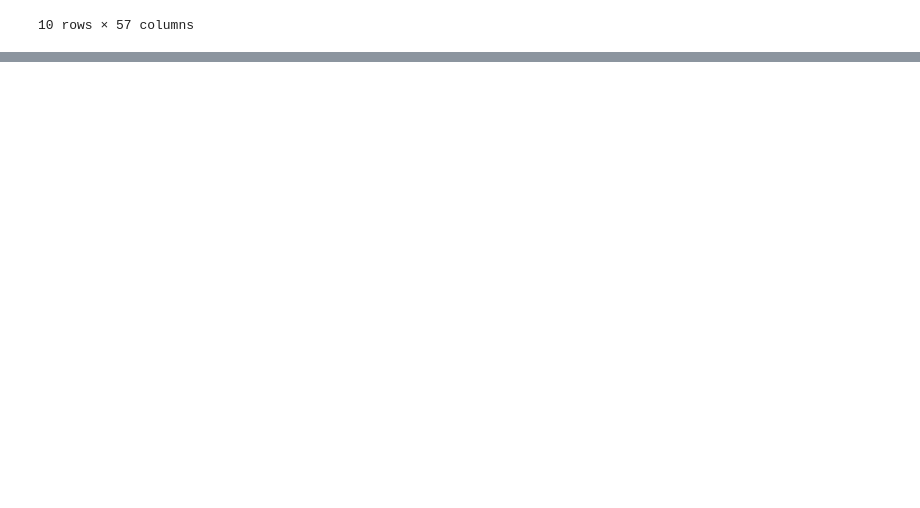
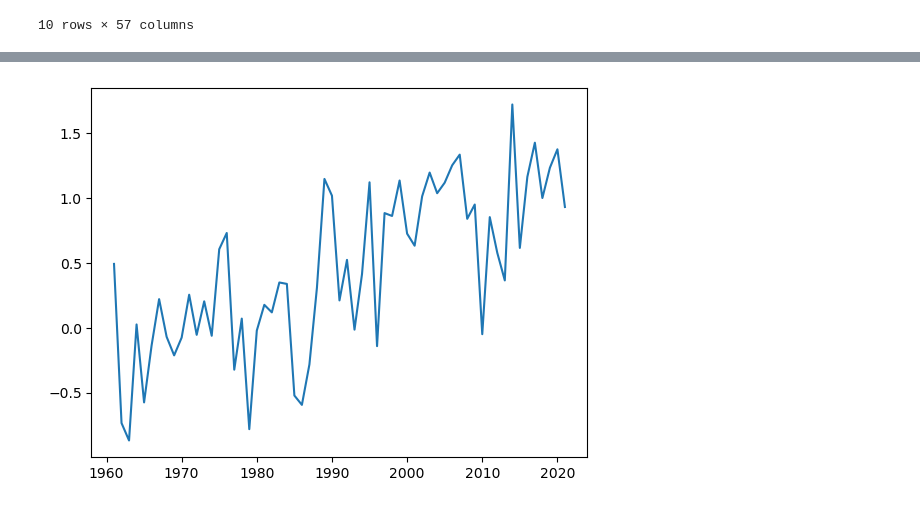
Before and after one commit to sourish33/ClimateChangeAnalysis, a Jupyter notebook: notebooks/analysis.ipynb, the cells around one changed output, grey strips where cells are left out. Drawn from its saved outputs; the diff is of its cells as text; code cells hidden in the pictures; blank space fills up the shorter version.

Commit message:
minor changes to app and started temperature analysis

```diff
--- a/notebooks/analysis.ipynb
+++ b/notebooks/analysis.ipynb
@@ -79,3 +79,7 @@ df.head(10)
 10 rows × 57 columns
 # %%
 df.to_csv("../data/r/co2_cleaned.csv")
+# %%
+df = pd.read_csv("../data/Annual_Surface_Temperature_Change.csv")
+df['ISO2'] = df['ISO2'].replace(np.nan, 'ZZ')
+df = df.drop(columns=['ObjectId', "ISO3", "Indicator", "Unit", "Source", "CTS_Code", "CTS_Name", "CTS_Full_Descriptor", 'F2022'])
@@ -81,0 +112,5 @@ df.to_csv("../data/r/co2_cleaned.csv")
+# %%
+yrdict = {}
+for yr in range(1961, 2023):
+    yrdict[f"F{yr}"] = yr
+print(yrdict)
@@ -81,0 +119,2 @@ df.to_csv("../data/r/co2_cleaned.csv")
+# %%
+df = df.rename(columns=yrdict)
@@ -81,0 +131,8 @@ df.to_csv("../data/r/co2_cleaned.csv")
+# %%
+# Pivot the DataFrame
+pivot_df = df.melt(id_vars=['Country', 'ISO2'], var_name='Year', value_name='Value').pivot(index='Year', columns='Country', values='Value')
+
+# Reset the index
+pivot_df.reset_index(inplace=True)
+
+# Display the pivoted DataFrame
@@ -81,0 +153,5 @@ df.to_csv("../data/r/co2_cleaned.csv")
+# %%
+plt.plot(pivot_df["Year"], pivot_df["United Kingdom"])
+plt.show()
+# %% [output]
+[figure, added]
```
Also changed, not shown: parts of 7 cells of this notebook, 6 other files.
